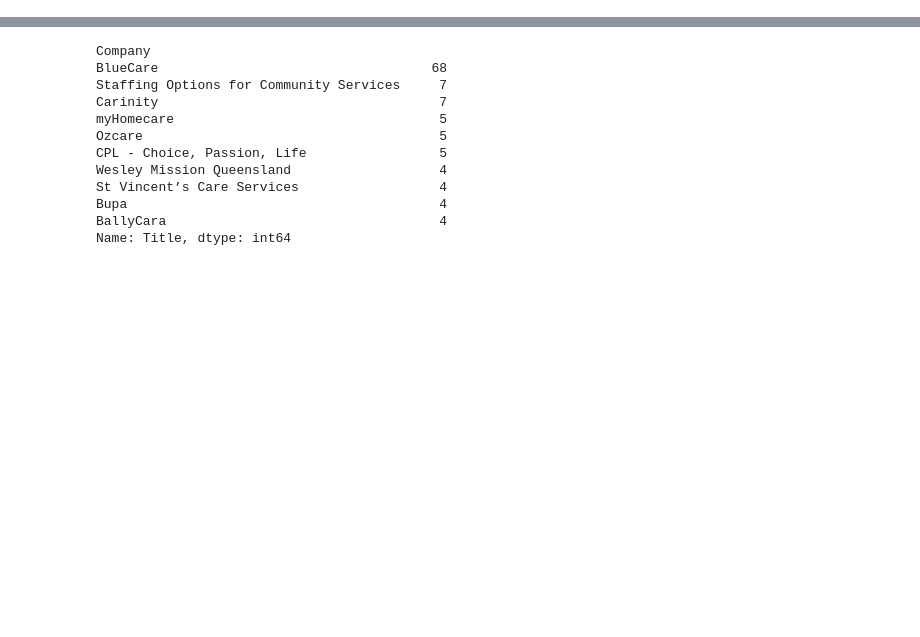
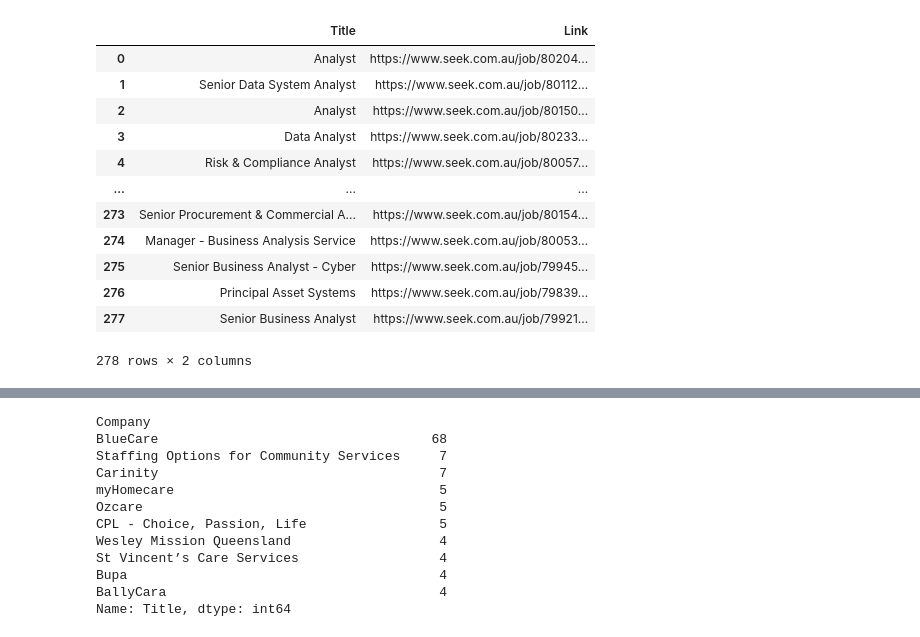
Before and after one commit to SacSresta/Job-Scraper, a Jupyter notebook: eda.ipynb, the cells around one changed output, grey strips where cells are left out. Saved outputs shown, nothing was run; the diff lists cells and outputs as text; code cells hidden in the pictures; blank space fills up the shorter version.

```diff
--- a/eda.ipynb
+++ b/eda.ipynb
@@ -4,0 +198,16 @@ df = pd.read_csv('job_listings.csv')
+# %%
+df[['Title', 'Link']]
+# %% [output]
+|  | Title | Link |
+| 0 | Analyst | https://www.seek.com.au/job/80204... |
+| 1 | Senior Data System Analyst | https://www.seek.com.au/job/80112... |
+| 2 | Analyst | https://www.seek.com.au/job/80150... |
+| 3 | Data Analyst | https://www.seek.com.au/job/80233... |
+| 4 | Risk & Compliance Analyst | https://www.seek.com.au/job/80057... |
+| ... | ... | ... |
+| 273 | Senior Procurement & Commercial A... | https://www.seek.com.au/job/80154... |
+| 274 | Manager - Business Analysis Service | https://www.seek.com.au/job/80053... |
+| 275 | Senior Business Analyst - Cyber | https://www.seek.com.au/job/79945... |
+| 276 | Principal Asset Systems | https://www.seek.com.au/job/79839... |
+| 277 | Senior Business Analyst | https://www.seek.com.au/job/79921... |
+278 rows × 2 columns
```
Also changed, not shown: parts of 18 cells of this notebook, 13 other files.
